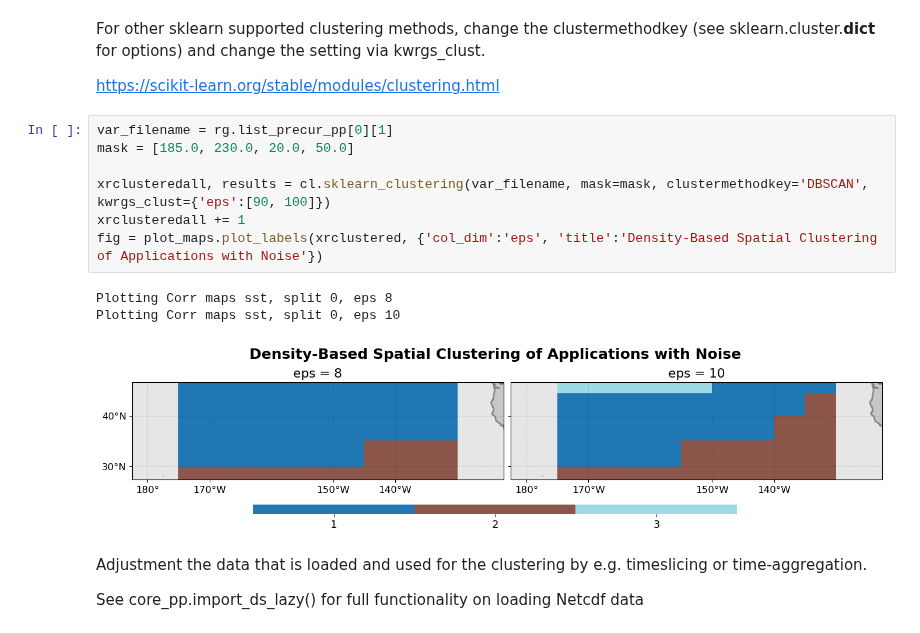
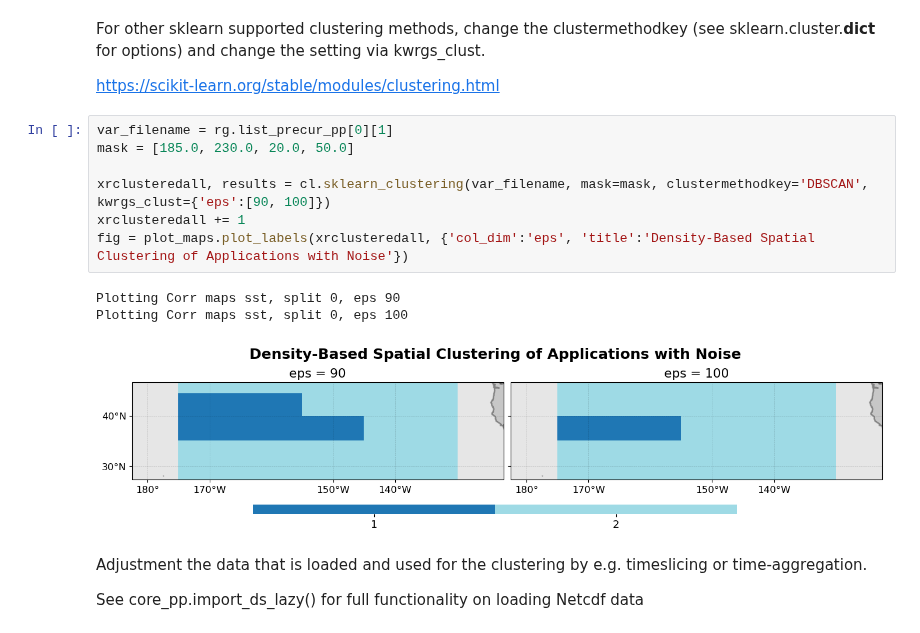
Before and after one commit to semvijverberg/RGCPD, a Jupyter notebook: Clustering.ipynb, the cells around one changed output. Drawn from its saved outputs; the diff is of its cells as text.

Commit message:
update clustering_spatial issue with mask attempt #2

```diff
--- a/Clustering.ipynb
+++ b/Clustering.ipynb
@@ -63,14 +64,14 @@ https://scikit-learn.org/stable/modules/clustering.html
 # %%
 var_filename = rg.list_precur_pp[0][1]
 mask = [185.0, 230.0, 20.0, 50.0]
 
 xrclusteredall, results = cl.sklearn_clustering(var_filename, mask=mask, clustermethodkey='DBSCAN', kwrgs_clust={'eps':[90, 100]})
 xrclusteredall += 1
-fig = plot_maps.plot_labels(xrclustered, {'col_dim':'eps', 'title':'Density-Based Spatial Clustering of Applications with Noise'})
+fig = plot_maps.plot_labels(xrclusteredall, {'col_dim':'eps', 'title':'Density-Based Spatial Clustering of Applications with Noise'})
 # %% [output]
-Plotting Corr maps sst, split 0, eps 8
-Plotting Corr maps sst, split 0, eps 10
+Plotting Corr maps sst, split 0, eps 90
+Plotting Corr maps sst, split 0, eps 100
-[figure, old version]
+[figure, new version]
 # %% [markdown]
 Adjustment the data that is loaded and used for the clustering by e.g. timeslicing or time-aggregation.
 
```
Also changed, not shown: parts of 2 cells of this notebook, 2 other files.
